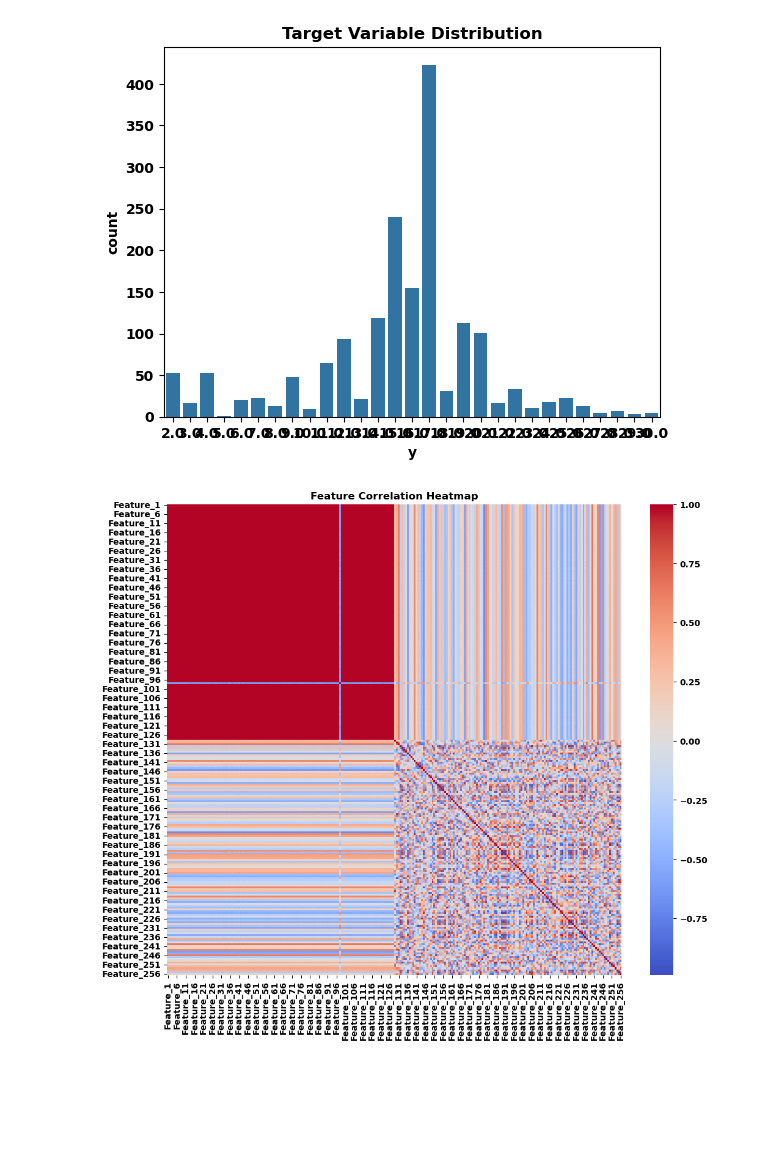
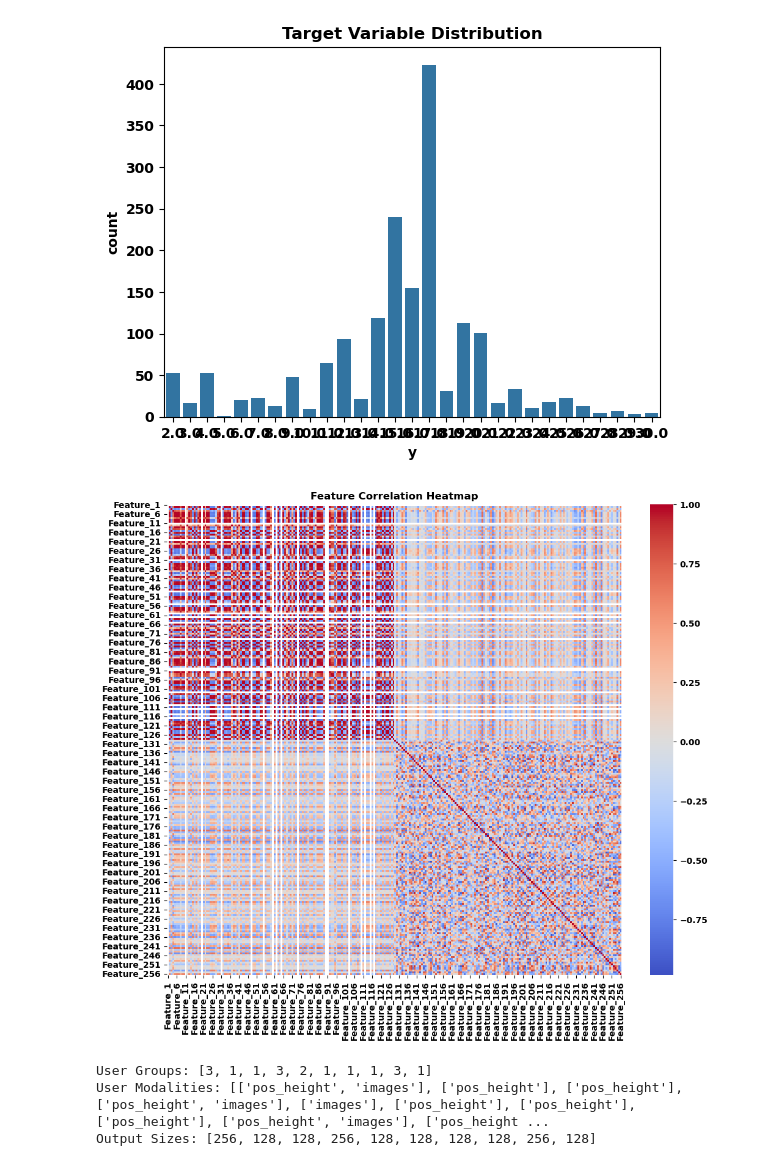
Before and after one commit to abdulmomen-ghalkha/Multimodal, a Jupyter notebook: Local_Training.ipynb, the cells around one changed output. Drawn from its saved outputs; the diff is of its cells as text; code cells hidden in the pictures; blank space fills up the shorter version.

```diff
--- a/Local_Training.ipynb
+++ b/Local_Training.ipynb
@@ -36,7 +36,7 @@ torch.backends.cudnn.benchmark = False
 
 
 
-dataset_dir = "datasets/"
+dataset_dir = "datasets/no_comm/"
 
 # Directory containing the saved CSV files
 output_dir = dataset_dir + "training_outputs/"
@@ -82,8 +82,8 @@ Data Overview:
 ... (71 lines left out)
 Feature_255    0
 Feature_256    0
 y              0
 Length: 257, dtype: int64
 [figure]
-[figure, old version]
+[figure, new version]
 # %%
@@ -120,6 +130,37 @@ class CustomDataset(Dataset):
         X = torch.tensor(self.X[idx], dtype=torch.float32)
         y = torch.tensor(self.y[idx], dtype=torch.long)  # Use long for classification targets
         return X, y
+# %%
+# Configuration
+no_users = 20  # Example: Number of users
+available_modalities = ["pos_height", "images"]
+modality_size = {"pos_height": 128, "images": 128}
+group_definitions = {
+    1: ["pos_height"],        # Group 1: Only pos_height
+    2: ["images"],            # Group 2: Only images
+    3: ["pos_height", "images"]  # Group 3: Both modalities
+}
+
+# Assign each user to a group randomly
+user_groups = [random.choice([1, 2, 3]) for _ in range(no_users)]
+
+# Assign modalities to users based on their group
+user_modalities = [group_definitions[group] for group in user_groups]
+
+# Compute output sizes for each user based on their modalities
+output_sizes = [sum(modality_size[modality] for modality in user_modality) for user_modality in user_modalities]
+
+# Store models (placeholders for actual models)
+all_models = []
+
+# Example output (for verification)
+print(f"User Groups: {user_groups[:10]}")  # Show first 10 users' groups
+print(f"User Modalities: {user_modalities[:10]}")  # Show first 10 users' modalities
+print(f"Output Sizes: {output_sizes[:10]}")  # Show first 10 users' output sizes
+# %% [output]
+User Groups: [3, 1, 1, 3, 2, 1, 1, 1, 3, 1]
+User Modalities: [['pos_height', 'images'], ['pos_height'], ['pos_height'], ['pos_height', 'images'], ['images'], ['pos_height'], ['pos_height'], ['pos_height'], ['pos_height', 'images'], ['pos_height ...
+Output Sizes: [256, 128, 128, 256, 128, 128, 128, 128, 256, 128]
 # %%
 no_users = 20
 # List to store DataLoader objects for each user
```
Also changed, not shown: parts of 11 cells of this notebook, 2 other files.
